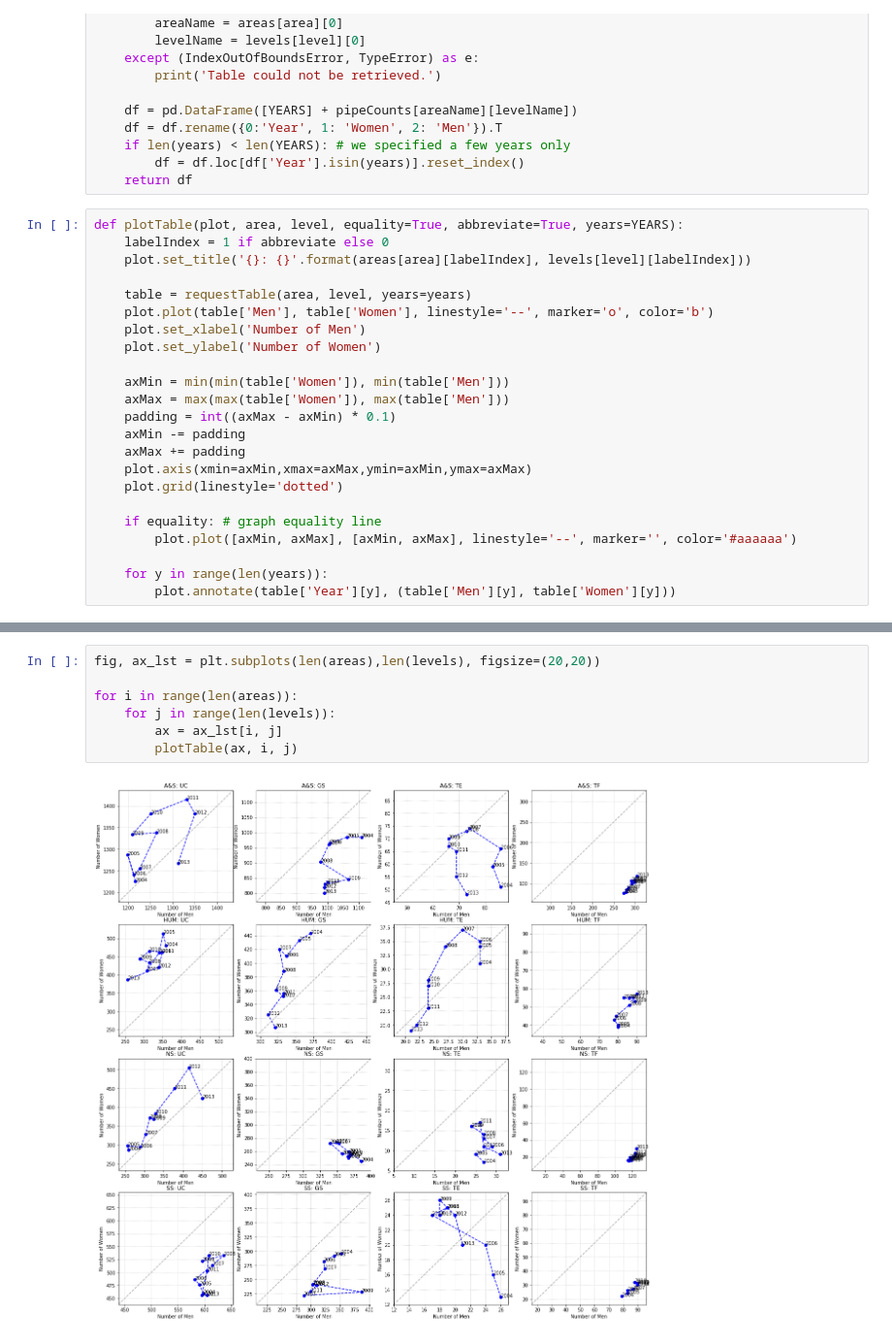
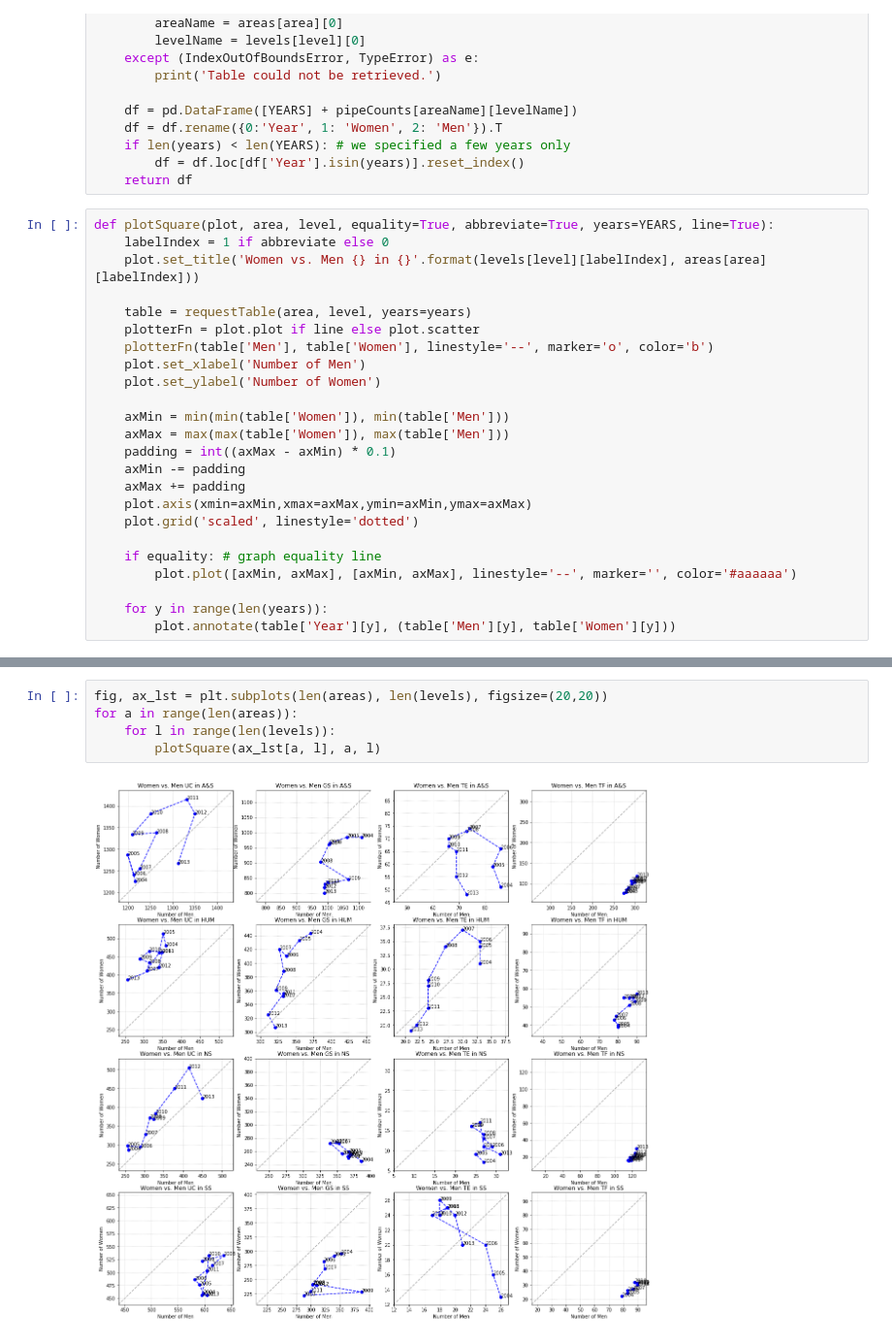
Before and after one commit to jsonkao/CU-female-representation, a Jupyter notebook: notebooks/female-representation.ipynb, the cells around one changed output, grey strips where cells are left out. Shown: that part at 97% size. Cells and saved outputs as stored; diff of their text form.

Commit message:
plot lines

```diff
--- a/notebooks/female-representation.ipynb
+++ b/notebooks/female-representation.ipynb
@@ -33,12 +33,13 @@ def requestTable(area, level, years=YEARS):
         df = df.loc[df['Year'].isin(years)].reset_index()
     return df
 # %%
-def plotTable(plot, area, level, equality=True, abbreviate=True, years=YEARS):
+def plotSquare(plot, area, level, equality=True, abbreviate=True, years=YEARS, line=True):
     labelIndex = 1 if abbreviate else 0
-    plot.set_title('{}: {}'.format(areas[area][labelIndex], levels[level][labelIndex]))
+    plot.set_title('Women vs. Men {} in {}'.format(levels[level][labelIndex], areas[area][labelIndex]))
 
     table = requestTable(area, level, years=years)
-    plot.plot(table['Men'], table['Women'], linestyle='--', marker='o', color='b')
+    plotterFn = plot.plot if line else plot.scatter
+    plotterFn(table['Men'], table['Women'], linestyle='--', marker='o', color='b')
     plot.set_xlabel('Number of Men')
     plot.set_ylabel('Number of Women')
 
@@ -48,7 +49,7 @@ def plotTable(plot, area, level, equality=True, abbreviate=True, years=YEARS):
     axMin -= padding
     axMax += padding
     plot.axis(xmin=axMin,xmax=axMax,ymin=axMin,ymax=axMax)
-    plot.grid(linestyle='dotted')
+    plot.grid('scaled', linestyle='dotted')
 
     if equality: # graph equality line
         plot.plot([axMin, axMax], [axMin, axMax], linestyle='--', marker='', color='#aaaaaa')
@@ -58,9 +63,7 @@ def plotTable(plot, area, level, equality=True, abbreviate=True, years=YEARS):
 # %%
-fig, ax_lst = plt.subplots(len(areas),len(levels), figsize=(20,20))
-
-for i in range(len(areas)):
-    for j in range(len(levels)):
-        ax = ax_lst[i, j]
-        plotTable(ax, i, j)
+fig, ax_lst = plt.subplots(len(areas), len(levels), figsize=(20,20))
+for a in range(len(areas)):
+    for l in range(len(levels)):
+        plotSquare(ax_lst[a, l], a, l)
 # %% [output]
-[figure, old version]
+[figure, new version]
```
Also changed, not shown: parts of 8 cells of this notebook.
